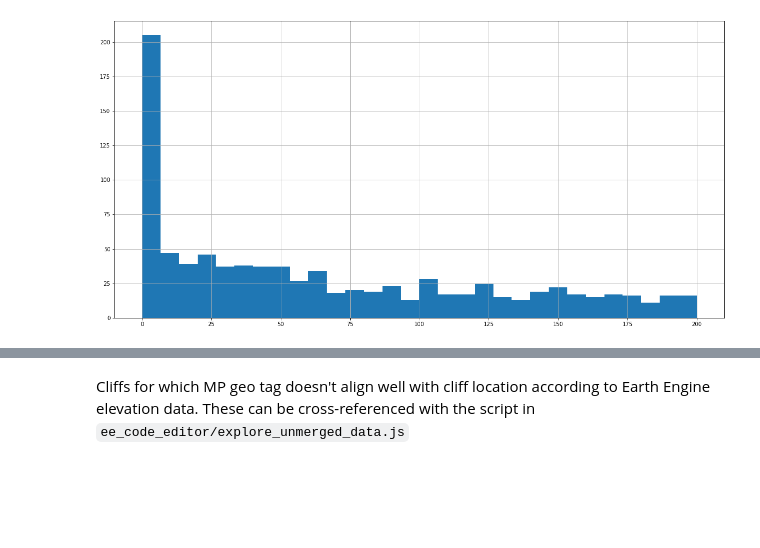
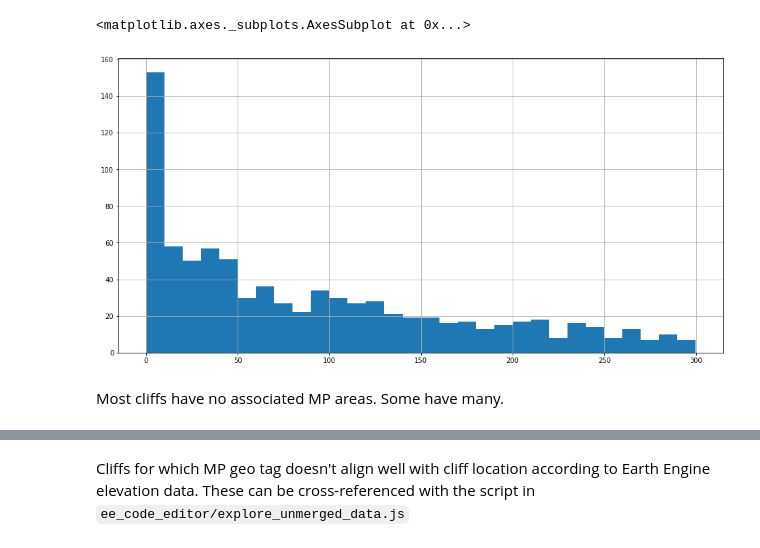
Before and after one commit to zebengberg/big-wall-finder, a Jupyter notebook: src/explore_data.ipynb, the cells around one changed output, grey strips where cells are left out. Saved outputs shown, nothing was run; the diff lists cells and outputs as text; code cells hidden in the pictures; blank space fills up the shorter version.

Commit message:
renamed merge

```diff
--- a/src/explore_data.ipynb
+++ b/src/explore_data.ipynb
@@ -2,7 +2,10 @@
 import pandas as pd
 import numpy as np
 import matplotlib.pyplot as plt
+from tqdm import tqdm
 
-plt.rcParams['figure.figsize'] = [20, 10]
+
+plt.rcParams['figure.figsize'] = [16, 8]
 # %%
-df = pd.read_csv('../data/merged_data.csv')
+df = pd.read_csv('../data/ee_joined.csv')
+mp = pd.read_csv('../data/mp_joined.csv')
@@ -10,0 +16,14 @@ Column `mp_areas` contains Features left over from join which are inaccessible i
+# %%
+df['mp_counts'] = 0
+df['num_rock_routes'] = 0
+df['num_views'] = 0
+df['distance_to_mp'] = None
+
+for i, row in tqdm(df.iterrows(), total=df.shape[0]):
+    filtered = mp[mp.custom_index == row.custom_index]
+    mp_count = filtered.shape[0]
+    if mp_count:
+        df.at[i, 'mp_counts'] = mp_count
+        df.at[i, 'num_rock_routes'] = filtered.num_rock_routes.sum()
+        df.at[i, 'num_views'] = filtered.num_views.sum()
+        df.at[i, 'distance_to_mp'] = filtered.distance_to_mp.mean()
@@ -11,2 +32,3 @@ Column `mp_areas` contains Features left over from join which are inaccessible i
 # %%
-df.drop(columns=['mp_areas', 'centroid_lith', 'system:index'], inplace=True)
+df.drop(columns=['system:index', 'centroid', 'centroid_lith', 'custom_index', 'vicinity_mp_areas'], inplace=True)
+df.columns
@@ -15,5 +50,7 @@ Associating each MP area to a cliff, we calculated the distance between the clif
 # %%
-df[df.distance_to_mp < 200].distance_to_mp.hist(bins=30)
-plt.show()
+df.distance_to_mp.hist(bins=30)
 # %% [output]
+<matplotlib.axes._subplots.AxesSubplot at 0x...>
-[figure, old version]
+[figure, new version]
+# %% [markdown]
+Most cliffs have no associated MP areas. Some have many.
```
Also changed, not shown: parts of 21 cells of this notebook, 1 other file.
